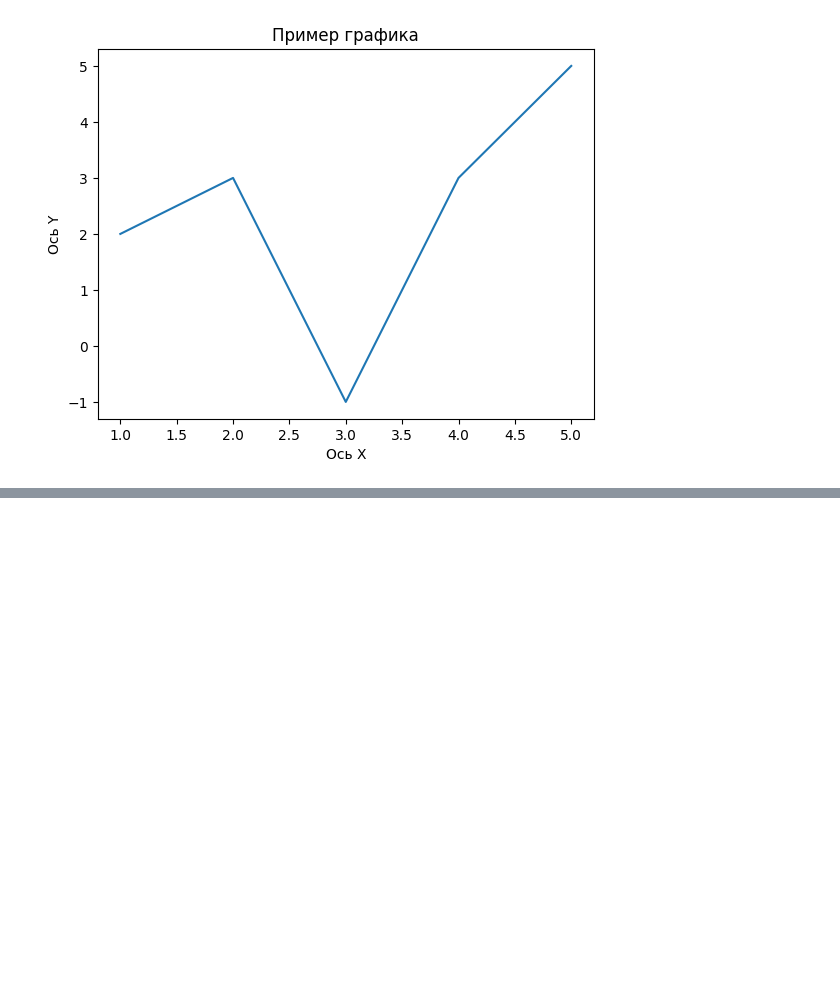
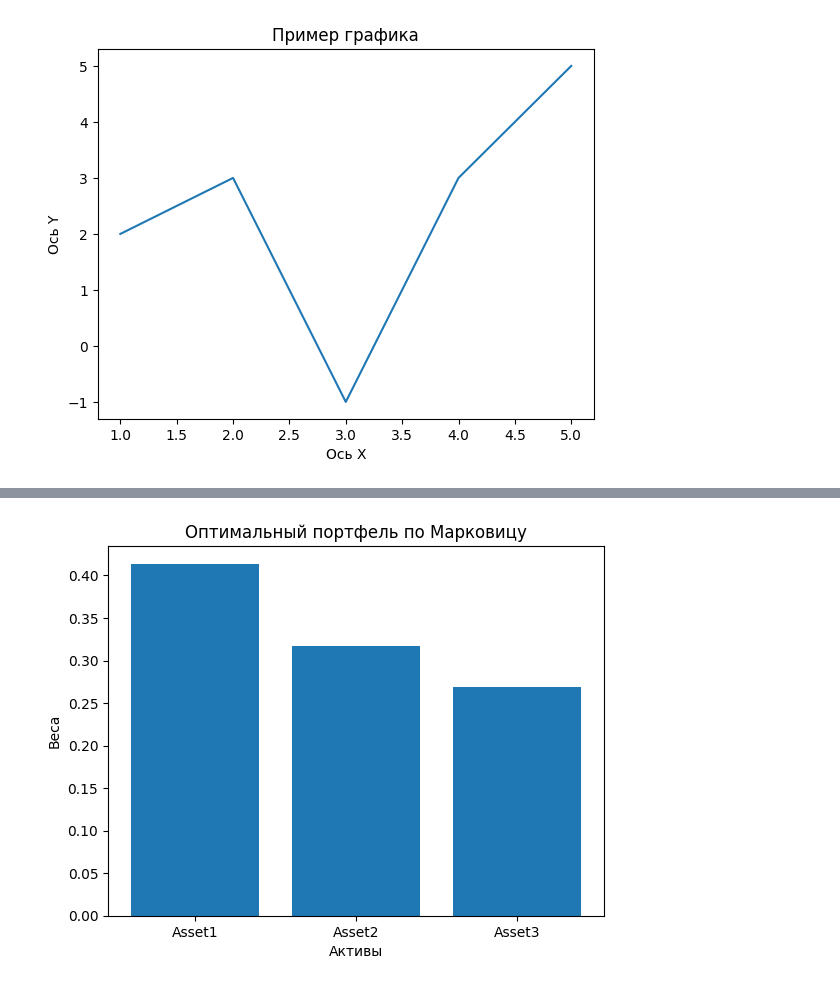
Before and after one commit to rwsh/mguu_lect01, a Jupyter notebook: lect.ipynb, the cells around one changed output, grey strips where cells are left out. Cells and saved outputs as stored; diff of their text form; code cells hidden in the pictures; blank space fills up the shorter version.

```diff
--- a/lect.ipynb
+++ b/lect.ipynb
@@ -109,0 +222,78 @@ plt.show()
+# %%
+import numpy as np
+import pandas as pd
+import matplotlib.pyplot as plt
+from scipy.optimize import minimize
+
+# Пример данных о доходностях акций
+data = pd.DataFrame({
+    'Asset1': [0.1, 0.2, 0.15, 0.05, 0.12],
+    'Asset2': [0.2, 0.1, 0.05, 0.1, 0.3],
+    'Asset3': [0.15, 0.3, 0.2, 0.2, 0.1]
+})
+
+# Вычисление средней доходности и ковариационной матрицы
+mean_returns = data.mean()
+cov_matrix = data.cov()
+
+# Функция для вычисления доходности портфеля
+def portfolio_return(weights, mean_returns):
+    return np.dot(weights, mean_returns)
+
+# Функция для вычисления риска (волатильности) портфеля
+def portfolio_volatility(weights, cov_matrix):
+    return np.sqrt(np.dot(weights.T, np.dot(cov_matrix, weights)))
+
+# Функция целевой оптимизации — минимизация риска
+def objective_function(weights, mean_returns, cov_matrix, target_return):
+    return portfolio_volatility(weights, cov_matrix)
+
+# Ограничение: сумма весов активов = 1 (полное распределение капитала)
+def constraint_sum_weights(weights):
+    return np.sum(weights) - 1
+
+# Ограничение: доходность портфеля >= целевой доходности
+def constraint_return(weights, mean_returns, target_return):
+    return portfolio_return(weights, mean_returns) - target_return
+
+# Начальные веса
+num_assets = len(mean_returns)
+initial_weights = np.ones(num_assets) / num_assets
+
+# Целевая доходность
+target_return = 0.15
+
+# Ограничения для оптимизации
+constraints = (
+    {'type': 'eq', 'fun': constraint_sum_weights}, # сумма весов = 1
+    {'type': 'eq', 'fun': constraint_return, 'args': (mean_returns, target_return)} # целевая доходность
+)
+
+# Границы для весов (все веса активов >= 0)
+bounds = tuple((0, 1) for asset in range(num_assets))
+
+# Оптимизация с минимизацией риска
+optimal_portfolio = minimize(
+    objective_function,
+    initial_weights,
+    args=(mean_returns, cov_matrix, target_return),
+    method='SLSQP',
+    bounds=bounds,
+    constraints=constraints
+)
+
+# Оптимальные веса
+optimal_weights = optimal_portfolio.x
+
+# Результаты
+print("Оптимальные веса активов в портфеле:", optimal_weights)
+print("Ожидаемая доходность портфеля:", portfolio_return(optimal_weights, mean_returns))
+print("Риск портфеля (волатильность):", portfolio_volatility(optimal_weights, cov_matrix))
+
+# Построение графика оптимального портфеля
+plt.bar(data.columns, optimal_weights)
+plt.xlabel('Активы')
+plt.ylabel('Веса')
+plt.title('Оптимальный портфель по Марковицу')
+plt.show()
+# %% [output]
@@ -109,0 +303 @@ plt.show()
+[figure, added]
```
Also changed, not shown: parts of 16 cells of this notebook, 3 other files.
